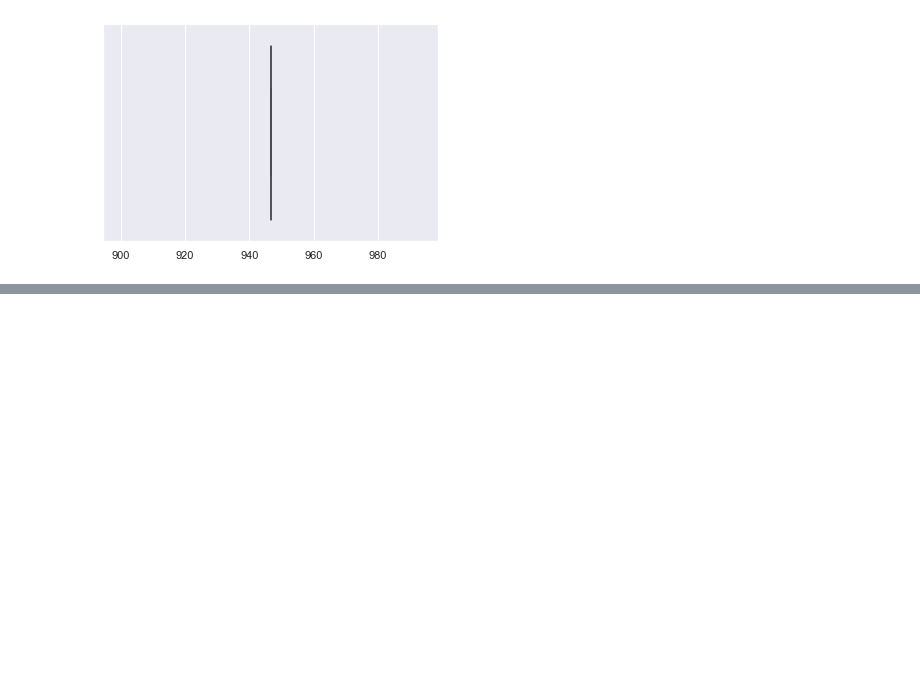
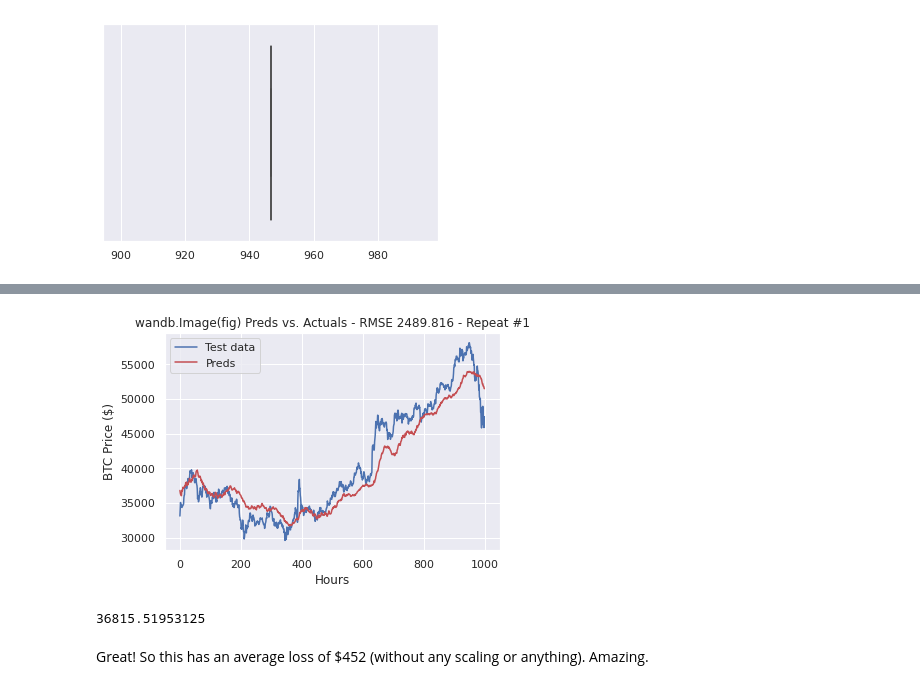
Before and after one commit to codeananda/bitcoin_price_predictor, a Jupyter notebook: price_predictor/keras_price_predictor.ipynb, the cells around one changed output, grey strips where cells are left out. Saved outputs shown, nothing was run; the diff lists cells and outputs as text; code cells hidden in the pictures; blank space fills up the shorter version.

```diff
--- a/price_predictor/keras_price_predictor.ipynb
+++ b/price_predictor/keras_price_predictor.ipynb
@@ -740,0 +933,16 @@ Continue following [this](https://machinelearningmastery.com/how-to-develop-deep
+# %%
+# This works!!!
+fig, ax = plt.subplots()
+ax.plot(test, 'b', label='Test data')
+ax.plot(preds, 'r', label='Preds')
+ax.legend()
+ax.set(xlabel='Hours', ylabel='BTC Price ($)',
+       title=f'wandb.Image(fig) Preds vs. Actuals - RMSE {error:.3f} - Repeat #1')
+wandb.log({'test': wandb.Image(fig)})
+plt.show()
+# %% [output]
+[figure, added]
+# %%
+float(preds[0])
+# %% [output]
+36815.51953125
@@ -740,0 +962,2 @@ Continue following [this](https://machinelearningmastery.com/how-to-develop-deep
+# %% [markdown]
+Great! So this has an average loss of $452 (without any scaling or anything). Amazing.
```
Also changed, not shown: parts of 13 cells of this notebook.
